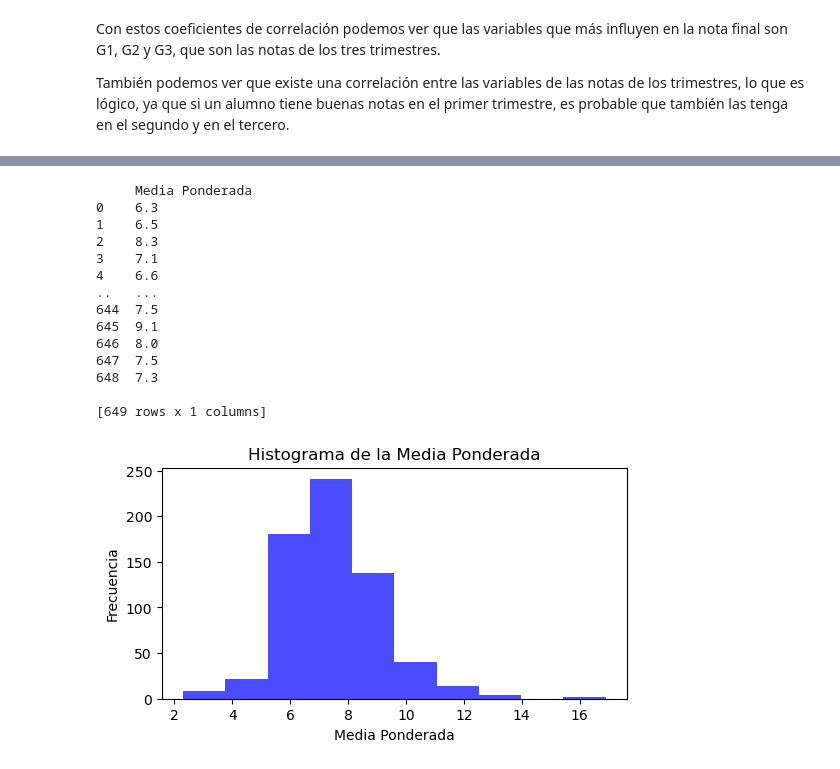
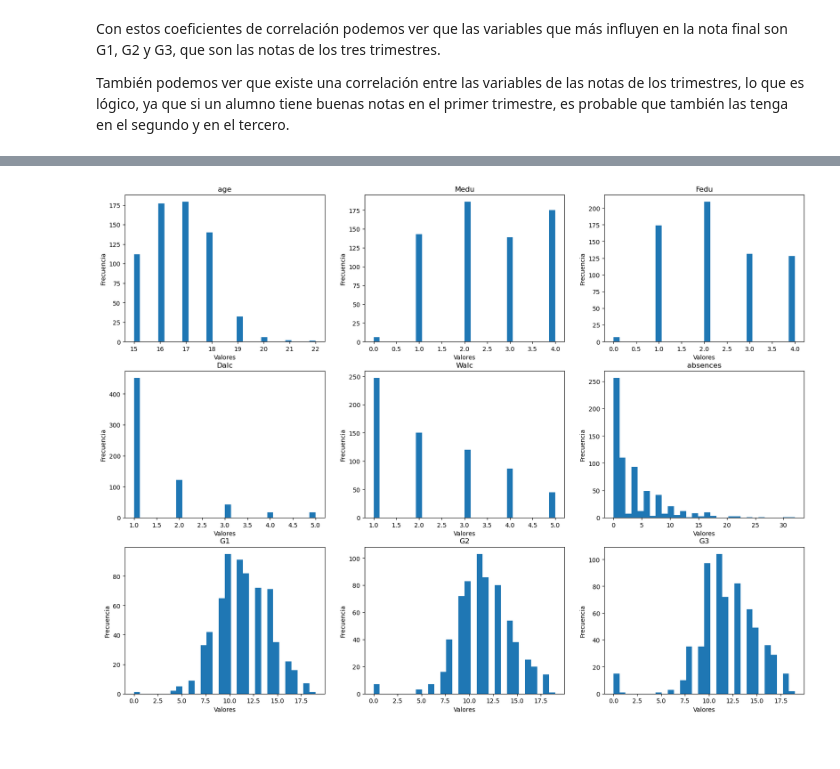
Before and after one commit to Ssebv/data-science-lab2, a Jupyter notebook: main.ipynb, the cells around one changed output, grey strips where cells are left out. Saved outputs shown, nothing was run; the diff lists cells and outputs as text; code cells hidden in the pictures.

```diff
--- a/main.ipynb
+++ b/main.ipynb
@@ -115,38 +85,20 @@ dtype: float64
-# %%
-# 2. Calcula la Media Ponderada de las columnas con datos continuos
-
-# Define los pesos para cada columna numérica (puedes ajustar estos pesos según tus necesidades)
-pesos = {'age': 0.1, 'failures': 0.2, 'absences': 0.3, 'G1': 0.1, 'G2': 0.2, 'G3': 0.1}
-
-# Calcula la Media Ponderada
-media_ponderada = (df[cont_columns] * pd.Series(pesos)).sum(axis=1)
-
-# Añade la Media Ponderada al DataFrame
-df['Media Ponderada'] = media_ponderada
-
-# Imprime el resultado
-print(df[['Media Ponderada']])
-
-# Plot
-plt.figure(figsize=(6, 3))
-plt.hist(df['Media Ponderada'], bins=10, color='blue', alpha=0.7)
-plt.xlabel('Media Ponderada')
-plt.ylabel('Frecuencia')
-plt.title('Histograma de la Media Ponderada')
-plt.show()
-# %% [output]
-     Media Ponderada
-0    6.3
-1    6.5
-2    8.3
-3    7.1
-4    6.6
-..   ...
-644  7.5
-645  9.1
-646  8.0
-647  7.5
-648  7.3
-
-[649 rows x 1 columns]
-[figure, removed]
+# %%
+# Definir columnas continuas, discretas
+
+continua_columns = ['age', 'Medu', 'Fedu', 'traveltime', 'studytime', 'failures', 'famrel', 'freetime', 'goout', 'Dalc', 'Walc', 'health', 'absences', 'G1', 'G2', 'G3']
+discreta_columns = ['famsize', 'Pstatus', 'schoolsup', 'famsup', 'paid', 'activities', 'nursery', 'higher', 'internet', 'romantic']
+
+continuas_seleccionadas = ["age","Medu","Fedu","Dalc","Walc","absences","G1","G2","G3"]
+
+# Graficar histogramas de las columnas continuas 4 x 3
+fig, axes = plt.subplots(4, 3, figsize=(20, 20))
+for i, ax in enumerate(axes.flatten()):
+    if i < len(continuas_seleccionadas):
+        ax.hist(df[continuas_seleccionadas[i]], bins=30)
+        ax.set_title(continuas_seleccionadas[i])
+        ax.set_xlabel("Valores")
+        ax.set_ylabel("Frecuencia")
+    else:
+        ax.set_visible(False)
+# %% [output]
+[figure, added]
```
Also changed, not shown: parts of 33 cells of this notebook.
